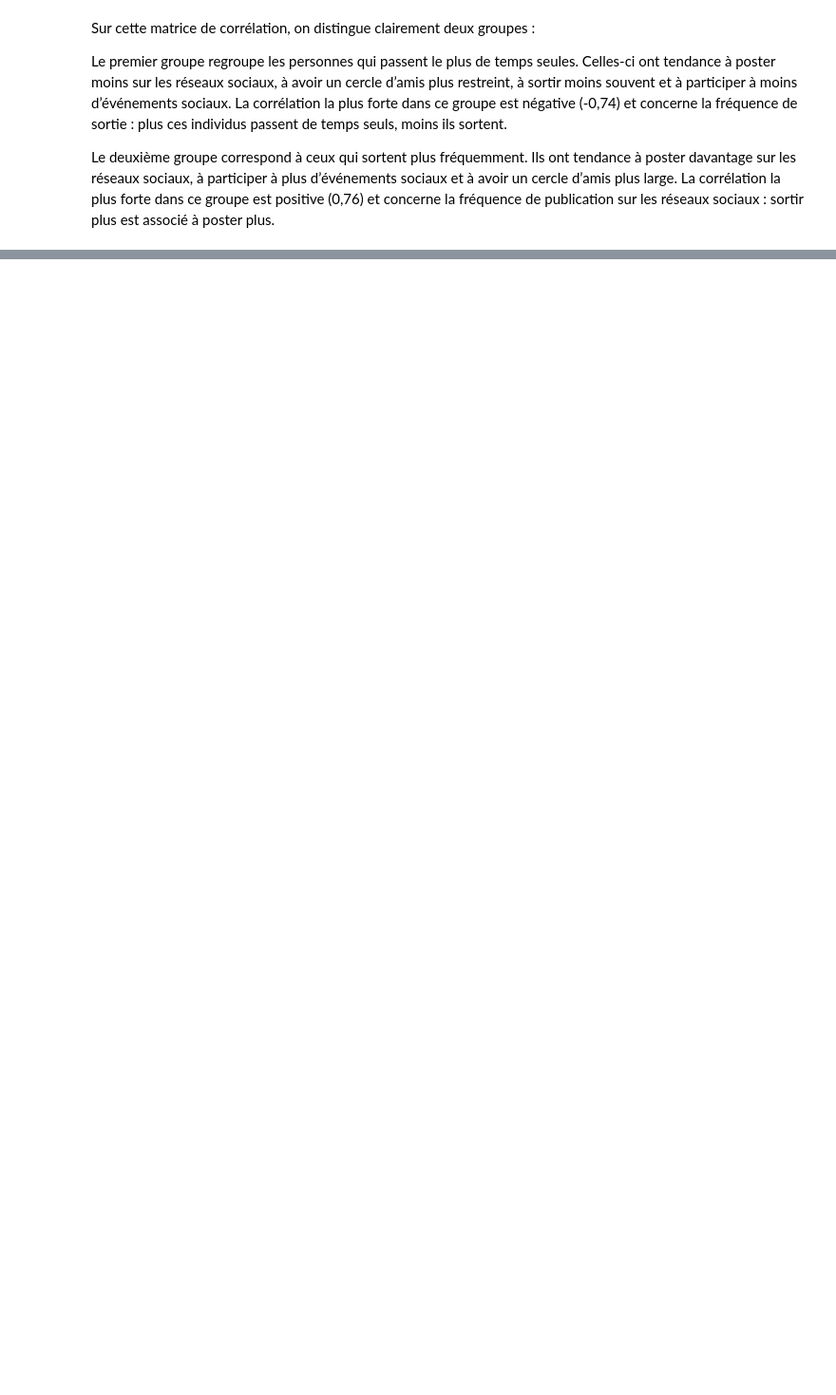
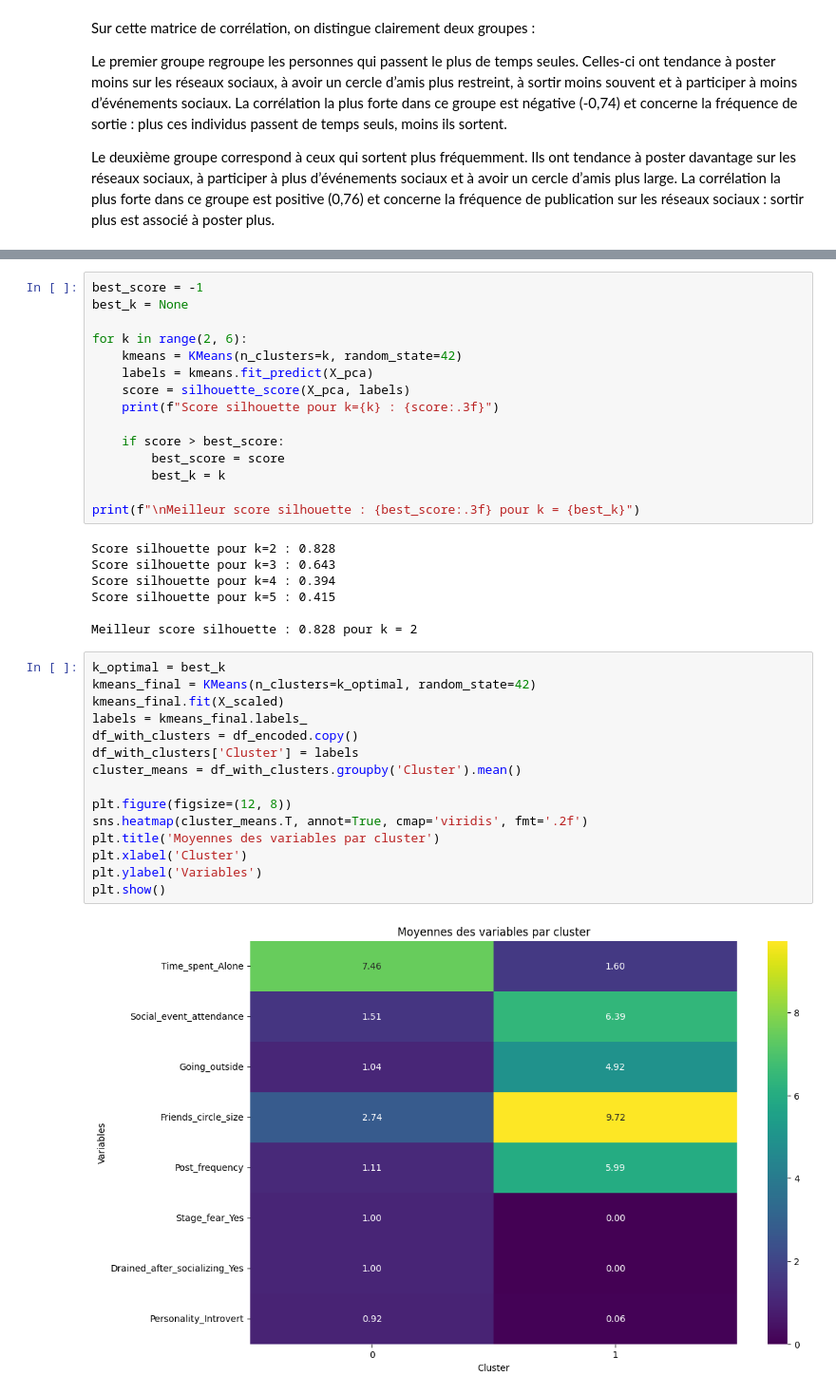
Before and after one commit to LucienLachancee/ML-Extrovert-vs-introvert-Behavior, a Jupyter notebook: ML_personality.ipynb, the cells around one changed output, grey strips where cells are left out. Shown at 95% size. Saved outputs shown, nothing was run; the diff lists cells and outputs as text; blank space fills up the shorter version.

```diff
--- a/ML_personality.ipynb
+++ b/ML_personality.ipynb
@@ -182,0 +292,39 @@ La corrélation la plus forte dans ce groupe est positive (0,76) et concerne la
+# %%
+best_score = -1
+best_k = None
+
+for k in range(2, 6):
+    kmeans = KMeans(n_clusters=k, random_state=42)
+    labels = kmeans.fit_predict(X_pca)
+    score = silhouette_score(X_pca, labels)
+    print(f"Score silhouette pour k={k} : {score:.3f}")
+
+    if score > best_score:
+        best_score = score
+        best_k = k
+
+print(f"\nMeilleur score silhouette : {best_score:.3f} pour k = {best_k}")
+# %% [output]
+Score silhouette pour k=2 : 0.828
+Score silhouette pour k=3 : 0.643
+Score silhouette pour k=4 : 0.394
+Score silhouette pour k=5 : 0.415
+
+Meilleur score silhouette : 0.828 pour k = 2
+# %%
+k_optimal = best_k
+kmeans_final = KMeans(n_clusters=k_optimal, random_state=42)
+kmeans_final.fit(X_scaled)
+labels = kmeans_final.labels_
+df_with_clusters = df_encoded.copy()
+df_with_clusters['Cluster'] = labels
+cluster_means = df_with_clusters.groupby('Cluster').mean()
+
+plt.figure(figsize=(12, 8))
+sns.heatmap(cluster_means.T, annot=True, cmap='viridis', fmt='.2f')
+plt.title('Moyennes des variables par cluster')
+plt.xlabel('Cluster')
+plt.ylabel('Variables')
+plt.show()
+# %% [output]
+[figure, added]
```
Also changed, not shown: parts of 17 cells of this notebook, 2 other files.
